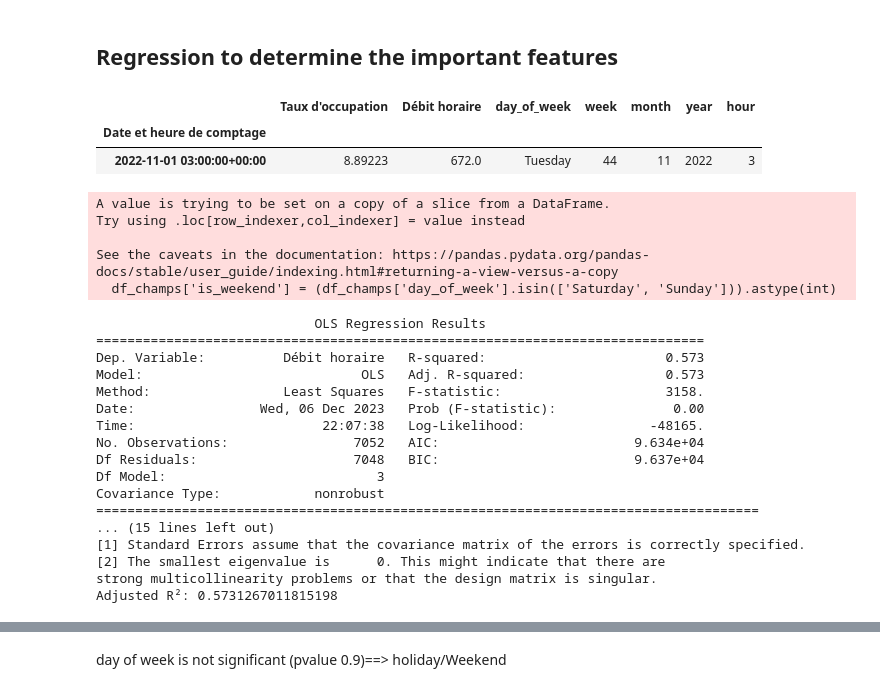
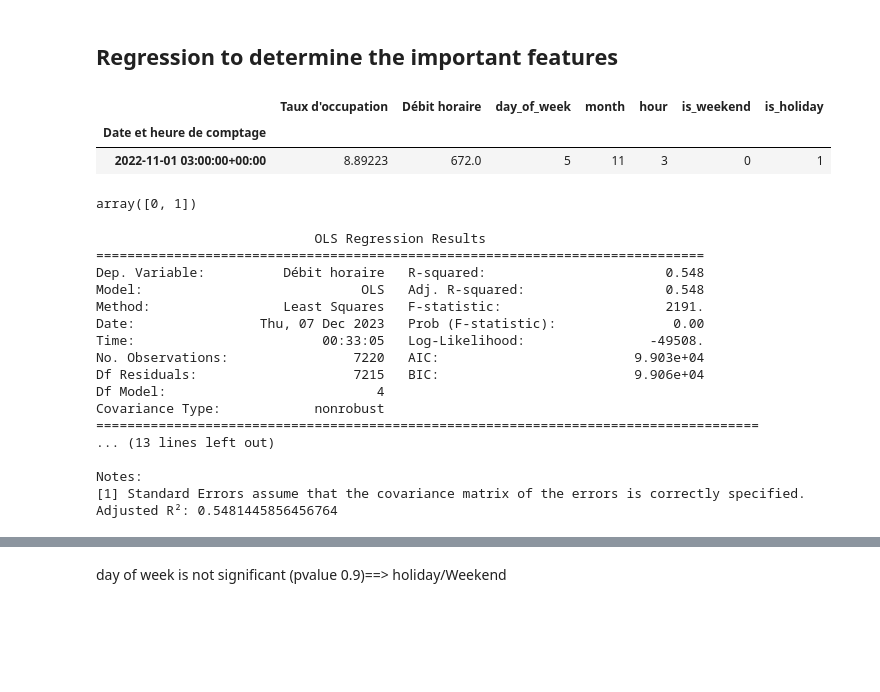
Before and after one commit to Ara-ban/BCG, a Jupyter notebook: notebook.ipynb, the cells around one changed output, grey strips where cells are left out. Cells and saved outputs as stored; diff of their text form; code cells hidden in the pictures; blank space fills up the shorter version.

```diff
--- a/notebook.ipynb
+++ b/notebook.ipynb
@@ -502,0 +581,21 @@ plt.show()
+# %%
+vacances_df['is_holiday'] =vacances_df.pop('vacances_zone_c').apply(lambda x: 1 if x == True else 0)
+# %%
+df_champs_vac=deepcopy(df_champs)
+df_champs_vac['date'] = df_champs_vac.index.date
+
+vacances_df['date'] = pd.to_datetime(vacances_df['date'],format='%Y/%m/%d').dt.date
+
+df_champs_vac['is_holiday'] = df_champs_vac['date'].map(vacances_df.set_index('date')['is_holiday'])
+
+df_champs_vac.drop('date',axis=1,inplace=True)
+# %%
+start_date = pd.to_datetime('2022-11-01').date()
+end_date = pd.to_datetime('2023-11-30').date()
+vacances_df = vacances_df[(vacances_df['date'] >= start_date) & (vacances_df['date'] <= end_date)]
+# %%
+df_champs_vac['date'] = df_champs_vac.index.date
+holiday_mapping = dict(zip(vacances_df['date'], vacances_df['is_holiday']))
+
+df_champs_vac['is_holiday'] = df_champs_vac['date'].map(holiday_mapping).fillna(0).astype(int)
+df_champs_vac.drop(['date','year'],axis=1,inplace=True)
@@ -1056,17 +1213,11 @@ ValueError: period must be a positive integer >= 2
 # %% [markdown]
 ## Regression to determine the important features
 # %%
-df_champs.head(1)
+df_champs_vac.head(1)
 # %% [output]
-|  | Taux d'occupation | Débit horaire | day_of_week | week | month | year | hour |
+|  | Taux d'occupation | Débit horaire | day_of_week | month | hour | is_weekend | is_holiday |
 | Date et heure de comptage |  |  |  |  |  |  |  |
-| 2022-11-01 03:00:00+00:00 | 8.89223 | 672.0 | Tuesday | 44 | 11 | 2022 | 3 |
+| 2022-11-01 03:00:00+00:00 | 8.89223 | 672.0 | 5 | 11 | 3 | 0 | 1 |
 # %%
-df_champs['is_weekend'] = (df_champs['day_of_week'].isin(['Saturday', 'Sunday'])).astype(int)
+df_champs_vac['is_weekend'] = (df_champs_vac['day_of_week'].isin(['Saturday', 'Sunday'])).astype(int)
-# %% [output]
-A value is trying to be set on a copy of a slice from a DataFrame.
-Try using .loc[row_indexer,col_indexer] = value instead
-
-See the caveats in the documentation: https://pandas.pydata.org/pandas-docs/stable/user_guide/indexing.html#returning-a-view-versus-a-copy
-  df_champs['is_weekend'] = (df_champs['day_of_week'].isin(['Saturday', 'Sunday'])).astype(int)
 # %%
@@ -1075,3 +1226,7 @@ train, test = df_champs[:train_size], df_champs[train_size:]
+# %%
+df_champs_vac.is_weekend.unique()
+# %% [output]
+array([0, 1])
 # %%
 import statsmodels.api as sm
 
@@ -1082,10 +1237,10 @@ df_regression = train.copy()
 df_regression['const'] = 1
 
 # features
-independent_vars = ['const','hour',"Taux d'occupation",'lag_1','is_weekend']
+independent_vars = ['const','hour',"Taux d'occupation",'is_weekend','is_holiday']
 encoder = LabelEncoder()
-df_regression['day_of_week'] = encoder.fit_transform(df_regression['day_of_week'])
-df_regression['lag_1'] = df_regression['Débit horaire'].shift(24*7)
+'''df_regression['day_of_week'] = encoder.fit_transform(df_regression['day_of_week'])
+df_regression['lag_1'] = df_regression['Débit horaire'].shift(24*7)'''
 
 
 
@@ -1103,18 +1258,18 @@ print('Adjusted R²:', adjusted_r_squared)
 # %% [output]
                             OLS Regression Results
 ==============================================================================
-Dep. Variable:          Débit horaire   R-squared:                       0.573
-Model:                            OLS   Adj. R-squared:                  0.573
-Method:                 Least Squares   F-statistic:                     3158.
-Date:                Wed, 06 Dec 2023   Prob (F-statistic):               0.00
-Time:                        22:07:38   Log-Likelihood:                -48165.
-No. Observations:                7052   AIC:                         9.634e+04
-Df Residuals:                    7048   BIC:                         9.637e+04
-Df Model:                           3
+Dep. Variable:          Débit horaire   R-squared:                       0.548
+Model:                            OLS   Adj. R-squared:                  0.548
+Method:                 Least Squares   F-statistic:                     2191.
+Date:                Thu, 07 Dec 2023   Prob (F-statistic):               0.00
+Time:                        00:33:05   Log-Likelihood:                -49508.
+No. Observations:                7220   AIC:                         9.903e+04
+Df Residuals:                    7215   BIC:                         9.906e+04
+Df Model:                           4
 Covariance Type:            nonrobust
 =====================================================================================
-... (15 lines left out)
+... (13 lines left out)
+
+Notes:
 [1] Standard Errors assume that the covariance matrix of the errors is correctly specified.
-[2] The smallest eigenvalue is      0. This might indicate that there are
-strong multicollinearity problems or that the design matrix is singular.
-Adjusted R²: 0.5731267011815198
+Adjusted R²: 0.5481445856456764
```
Also changed, not shown: parts of 45 cells of this notebook, 1 other file.
